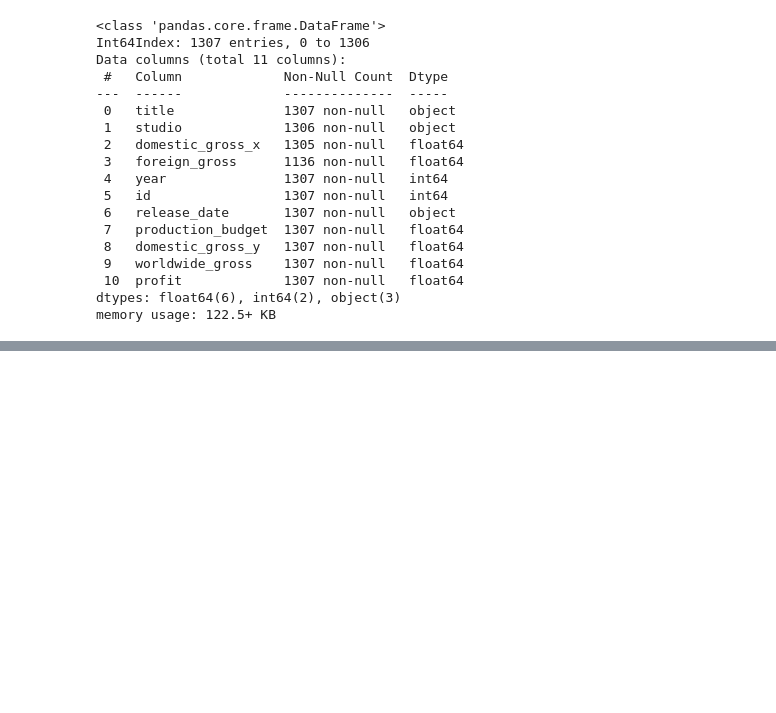
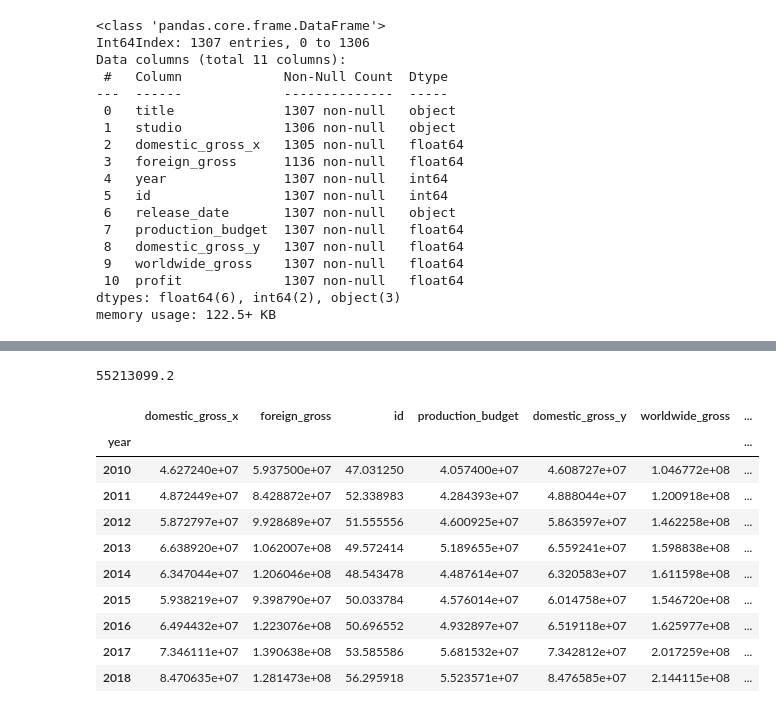
Before and after one commit to cLineman/CapStoneProject, a Jupyter notebook: ColtonLineman.ipynb, the cells around one changed output, grey strips where cells are left out. Cells and saved outputs as stored; diff of their text form; code cells hidden in the pictures; blank space fills up the shorter version.

```diff
--- a/ColtonLineman.ipynb
+++ b/ColtonLineman.ipynb
@@ -921,0 +1089,21 @@ memory usage: 122.5+ KB
+# %%
+x = 40574000
+x = x * ((8*.0451)+1)
+x
+# %% [output]
+55213099.2
+# %%
+inflationrate = grossJoinBudget.groupby('year').mean()
+inflationrate
+# %% [output]
+|  | domestic_gross_x | foreign_gross | id | production_budget | domestic_gross_y | worldwide_gross | ... |
+| year |  |  |  |  |  |  | ... |
+| 2010 | 4.627240e+07 | 5.937500e+07 | 47.031250 | 4.057400e+07 | 4.608727e+07 | 1.046772e+08 | ... |
+| 2011 | 4.872449e+07 | 8.428872e+07 | 52.338983 | 4.284393e+07 | 4.888044e+07 | 1.200918e+08 | ... |
+| 2012 | 5.872797e+07 | 9.928689e+07 | 51.555556 | 4.600925e+07 | 5.863597e+07 | 1.462258e+08 | ... |
+| 2013 | 6.638920e+07 | 1.062007e+08 | 49.572414 | 5.189655e+07 | 6.559241e+07 | 1.598838e+08 | ... |
+| 2014 | 6.347044e+07 | 1.206046e+08 | 48.543478 | 4.487614e+07 | 6.320583e+07 | 1.611598e+08 | ... |
+| 2015 | 5.938219e+07 | 9.398790e+07 | 50.033784 | 4.576014e+07 | 6.014758e+07 | 1.546720e+08 | ... |
+| 2016 | 6.494432e+07 | 1.223076e+08 | 50.696552 | 4.932897e+07 | 6.519118e+07 | 1.625977e+08 | ... |
+| 2017 | 7.346111e+07 | 1.390638e+08 | 53.585586 | 5.681532e+07 | 7.342812e+07 | 2.017259e+08 | ... |
+| 2018 | 8.470635e+07 | 1.281473e+08 | 56.295918 | 5.523571e+07 | 8.476585e+07 | 2.144115e+08 | ... |
```
Also changed, not shown: parts of 18 cells of this notebook.
